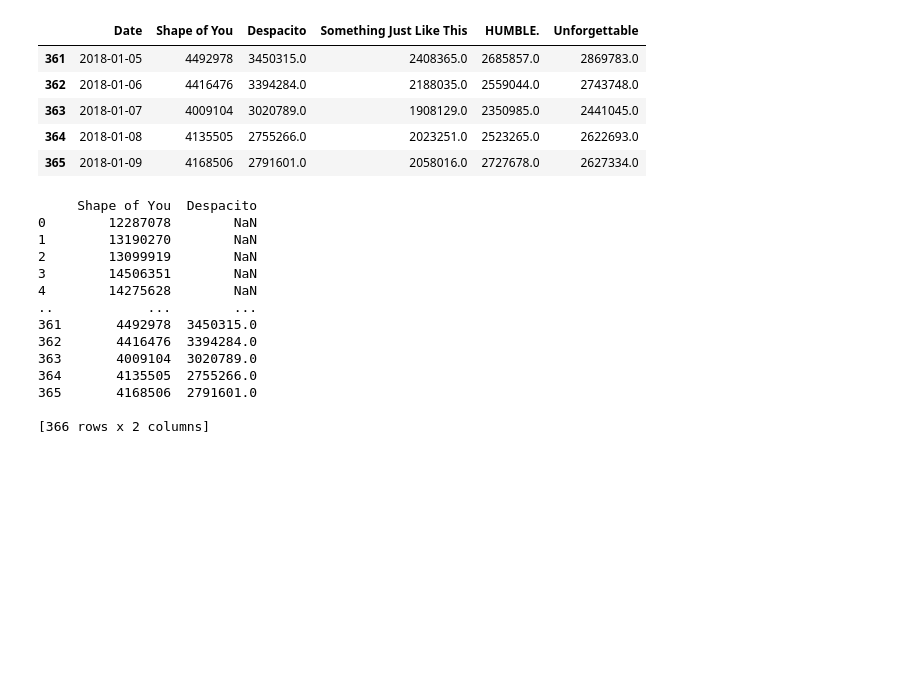
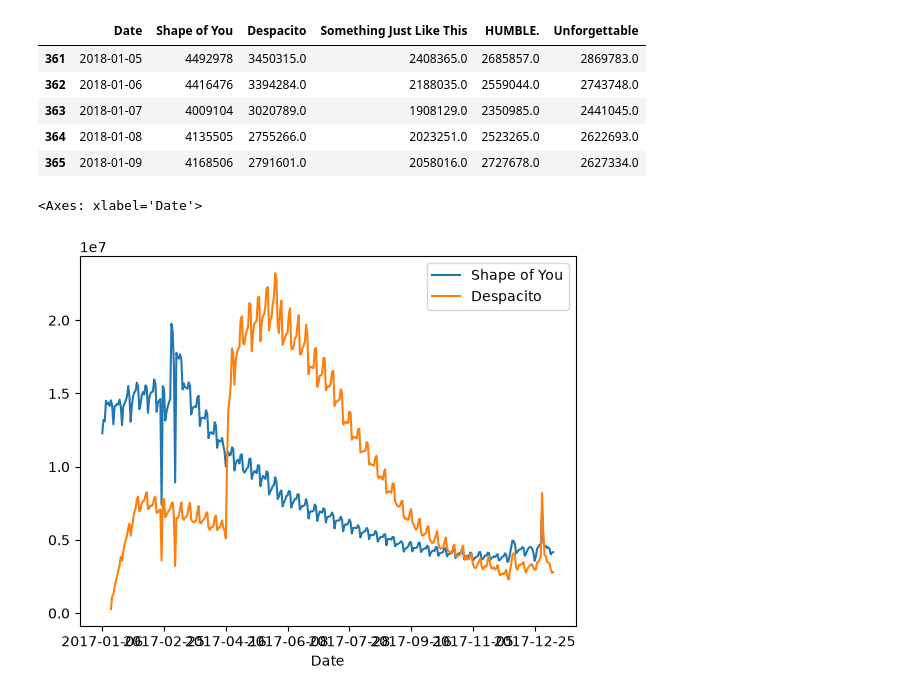
Before and after one commit to DeSilva008/Feature-Engineering, a Jupyter notebook: Data-Visualization/line_charts.ipynb, the cells around one changed output. Saved outputs shown, nothing was run; the diff lists cells and outputs as text; code cells hidden in the pictures; blank space fills up the shorter version.

Commit message:
Graph Galery

```diff
--- a/Data-Visualization/line_charts.ipynb
+++ b/Data-Visualization/line_charts.ipynb
@@ -21,20 +21,8 @@ df.tail()
 | 363 | 2018-01-07 | 4009104 | 3020789.0 | 1908129.0 | 2350985.0 | 2441045.0 |
 | 364 | 2018-01-08 | 4135505 | 2755266.0 | 2023251.0 | 2523265.0 | 2622693.0 |
 | 365 | 2018-01-09 | 4168506 | 2791601.0 | 2058016.0 | 2727678.0 | 2627334.0 |
-# %%
-print(df[['Shape of You', 'Despacito']] )
-# %% [output]
-     Shape of You  Despacito
-0        12287078        NaN
-1        13190270        NaN
-2        13099919        NaN
-3        14506351        NaN
-4        14275628        NaN
-..            ...        ...
-361       4492978  3450315.0
-362       4416476  3394284.0
-363       4009104  3020789.0
-364       4135505  2755266.0
-365       4168506  2791601.0
-
-[366 rows x 2 columns]
+# %%
+df.plot(x="Date", y=['Shape of You', 'Despacito'])
+# %% [output]
+<Axes: xlabel='Date'>
+[figure, added]
```
Also changed, not shown: parts of 3 cells of this notebook, 1 other file.
